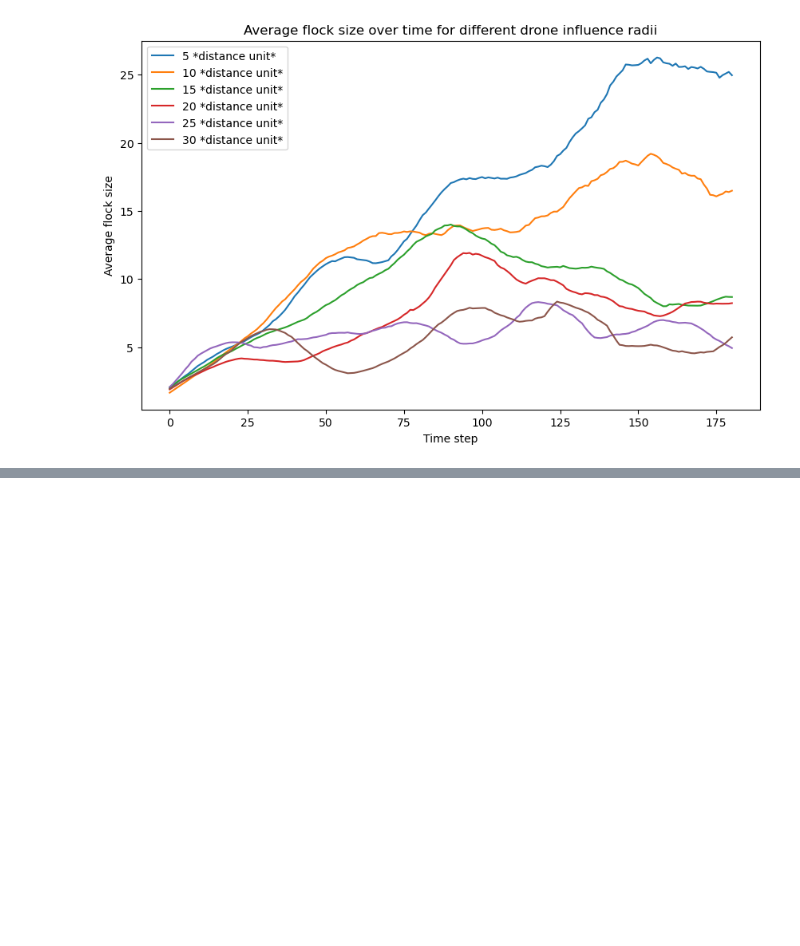
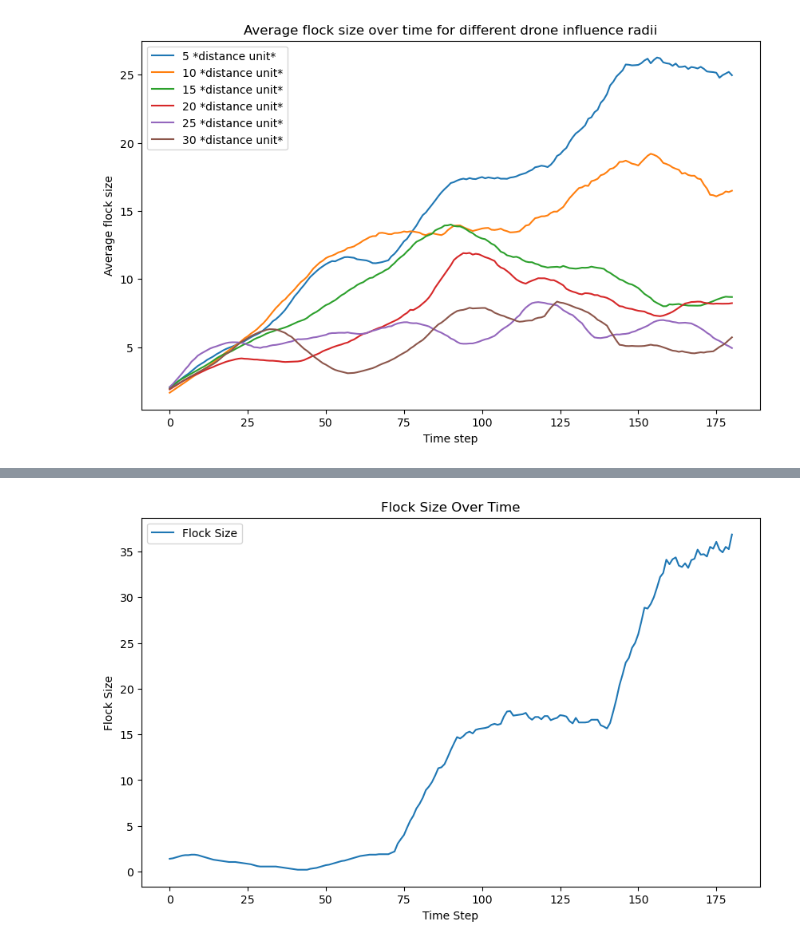
Before and after one commit to orlaghk/Flocking-Drone-Control, a Jupyter notebook: dispersing_model.ipynb, the cells around one changed output, grey strips where cells are left out. Cells and saved outputs as stored; diff of their text form; code cells hidden in the pictures; blank space fills up the shorter version.

```diff
--- a/dispersing_model.ipynb
+++ b/dispersing_model.ipynb
@@ -463,0 +488,23 @@ plt.show()
+# %%
+def moving_average(data, window_size):
+    return np.convolve(data, np.ones(window_size), 'valid') / window_size
+
+window_size = 20  # Choose a suitable window size
+
+# Apply moving average to the flock_sizes data
+smoothed_flock_sizes = moving_average(flock_sizes, window_size)
+
+# Plotting the smoothed flock size over time
+plt.figure(figsize=(10, 6))
+plt.plot(range(len(smoothed_flock_sizes)), smoothed_flock_sizes, label='Flock Size')
+plt.xlabel('Time Step')
+plt.ylabel('Flock Size')
+plt.title('Flock Size Over Time')
+plt.legend()
+
+# Save the figure as a PDF file
+plt.savefig('dispering_no_drones.pdf', format='pdf')
+
+plt.show()
+# %% [output]
+[figure, added]
```
Also changed, not shown: parts of 1 cell of this notebook, 1 other file.
